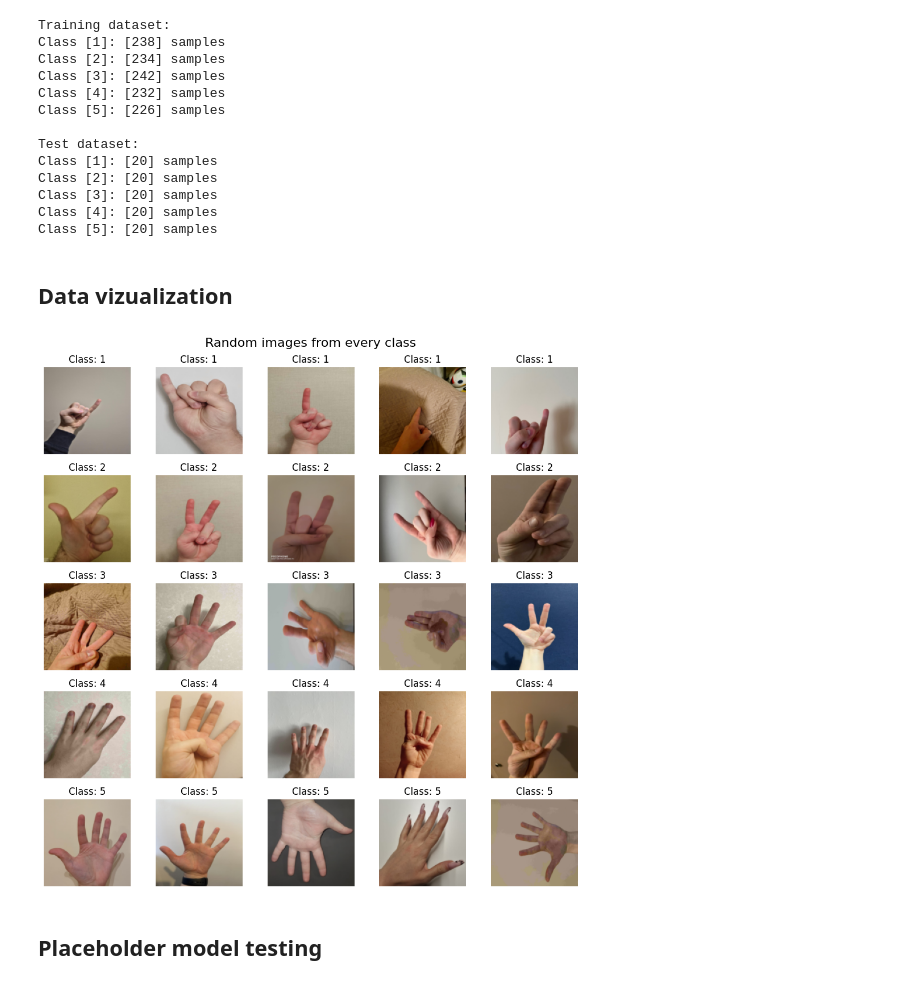
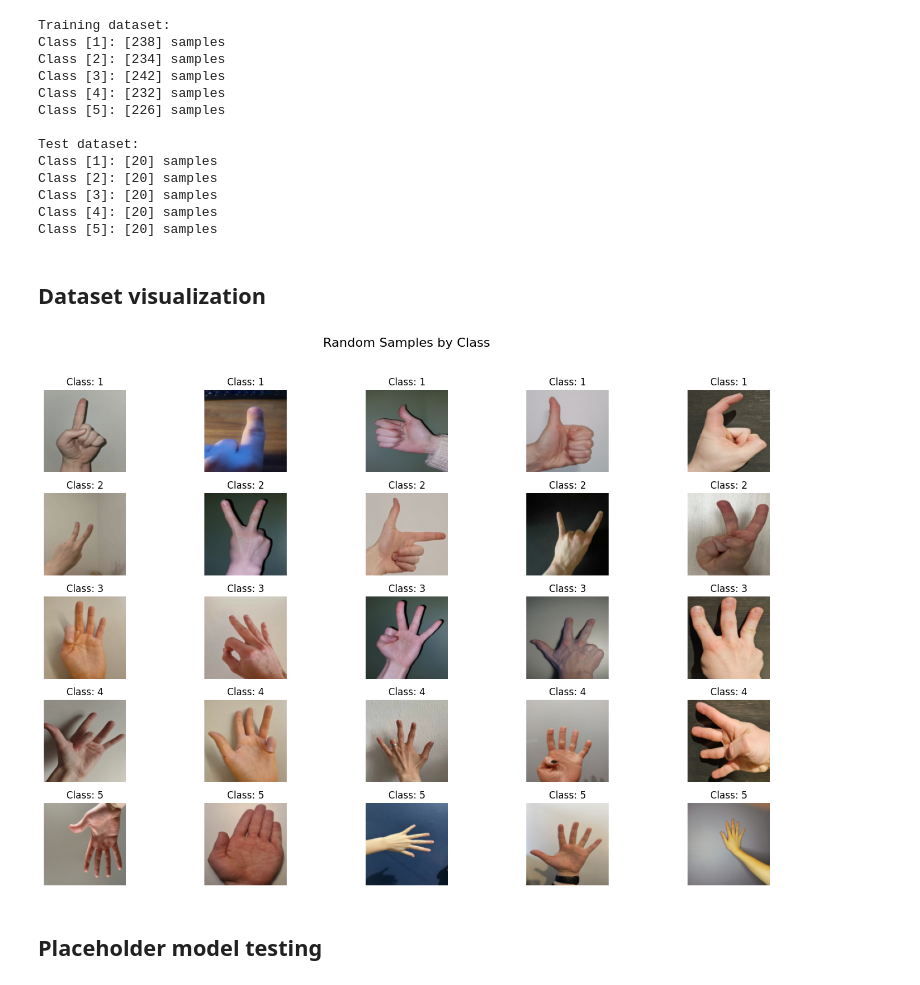
Before and after one commit to GunarsA/LU_ML, a Jupyter notebook: hw_2_image_model.ipynb, the cells around one changed output. Saved outputs shown, nothing was run; the diff lists cells and outputs as text; code cells hidden in the pictures.

```diff
--- a/hw_2_image_model.ipynb
+++ b/hw_2_image_model.ipynb
@@ -136,46 +137,70 @@ Class [2]: [20] samples
 Class [3]: [20] samples
 Class [4]: [20] samples
 Class [5]: [20] samples
-# %% [markdown]
-## Data vizualization
+# %% [markdown]
+## Dataset visualization
 # %%
-def show_sample_images(dataset, num_samples=5):
+def visualize_dataset(dataset, num_samples=5, class_range=(1, 5), figsize=(15, 10)):
     """
     Displays random sample images from each class in the given dataset.
 
     Args:
         dataset (torch.utils.data.Dataset): The dataset containing images and labels.
         num_samples (int): The number of sample images to display per class.
+        class_range (tuple): The range of class labels (inclusive) to visualize.
+        figsize (tuple): Figure size as (width, height) in inches.
     """
-    loader = DataLoader(dataset, batch_size=1, shuffle=True)  # Load one image at a time
-    label_to_images = {label: [] for label in range(1, 6)}  # Initialize a dictionary for labels 1 to 5
 
-    # Collect images by class until `num_samples` per class is reached
-    for image, label in loader:
-        label = label.item()
-        if len(label_to_images[label]) < num_samples:
-            label_to_images[label].append(image.squeeze(0))
-        # Break early if all classes have enough samples
-        if all(len(imgs) >= num_samples for imgs in label_to_images.values()):
+    # Create a DataLoader for efficient dataset iteration
+    batch_size = 1
+    data_loader = DataLoader(dataset, batch_size=batch_size, shuffle=True)
+
+    # Initialize dictionary to store images by class
+    min_class, max_class = class_range
+    classes_to_visualize = range(min_class, max_class + 1)
+    class_to_images = {label: [] for label in classes_to_visualize}
+
+    # Collect images for each class
+    for image_batch, label_batch in data_loader:
+        class_label = label_batch.item()
+
+        # Skip classes outside our range
+        if class_label not in class_to_images:
+            continue
+
+        # Add image to the appropriate class list if needed
+        if len(class_to_images[class_label]) < num_samples:
+            class_to_images[class_label].append(image_batch.squeeze(0))
+
+        # Break loop if we've collected enough samples for each class
+        if all(len(images) >= num_samples for images in class_to_images.values()):
             break
 
-    # Display the images
-    fig, axes = plt.subplots(len(label_to_images), num_samples, figsize=(10, 10))
-    fig.suptitle('Random images from every class', fontsize=16)
+    # Create subplot grid for visualization
+    num_classes = len(class_to_images)
+    fig, axes = plt.subplots(num_classes, num_samples, figsize=figsize)
+    fig.suptitle('Random Samples by Class', fontsize=16)
 
-    for i, (label, images) in enumerate(sorted(label_to_images.items())):
-        for j, img in enumerate(images):
-            axes[i, j].imshow(img.permute(1, 2, 0))  # Convert channel-first (C, H, W) to channel-last (H, W, C)
-            axes[i, j].set_title(f"Class: {label}")
-            axes[i, j].axis('off')
+    # Display images for each class
+    for row_idx, (class_label, images) in enumerate(sorted(class_to_images.items())):
+        for col_idx, img in enumerate(images):
+            # Handle both single-row and multi-row subplots
+            if num_classes == 1:
+                ax = axes[col_idx]
+            else:
+                ax = axes[row_idx, col_idx]
 
-    plt.tight_layout()
+            # Convert tensor from channel-first (C,H,W) to channel-last (H,W,C) for display
+            ax.imshow(img.permute(1, 2, 0))
+            ax.set_title(f"Class: {class_label}")
+            ax.axis('off')
+
+    plt.tight_layout(rect=[0, 0, 1, 0.96])  # Adjust layout with space for title
     plt.show()
 
-
-show_sample_images(train_dataset)
+visualize_dataset(train_dataset)
 # %% [output]
-[figure, old version]
+[figure, new version]
 # %% [markdown]
 ## Placeholder model testing
 # %%
```
Also changed, not shown: parts of 7 cells of this notebook.
